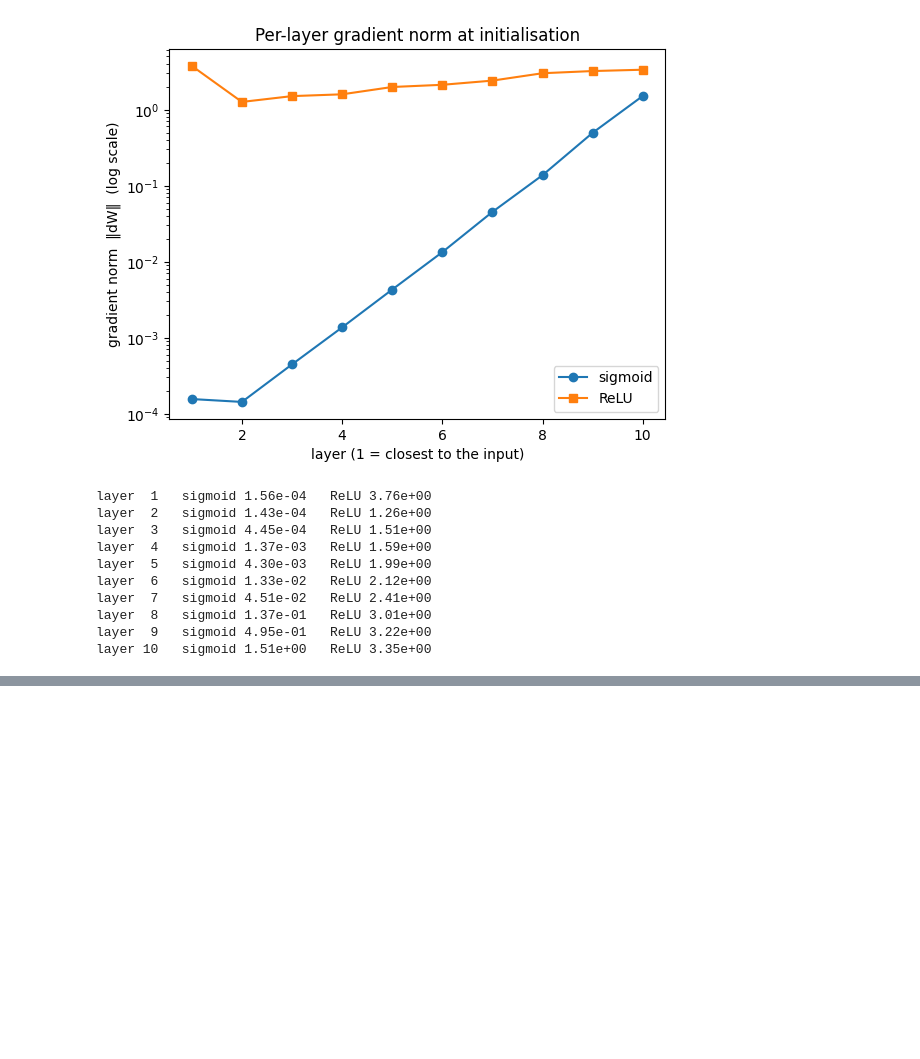
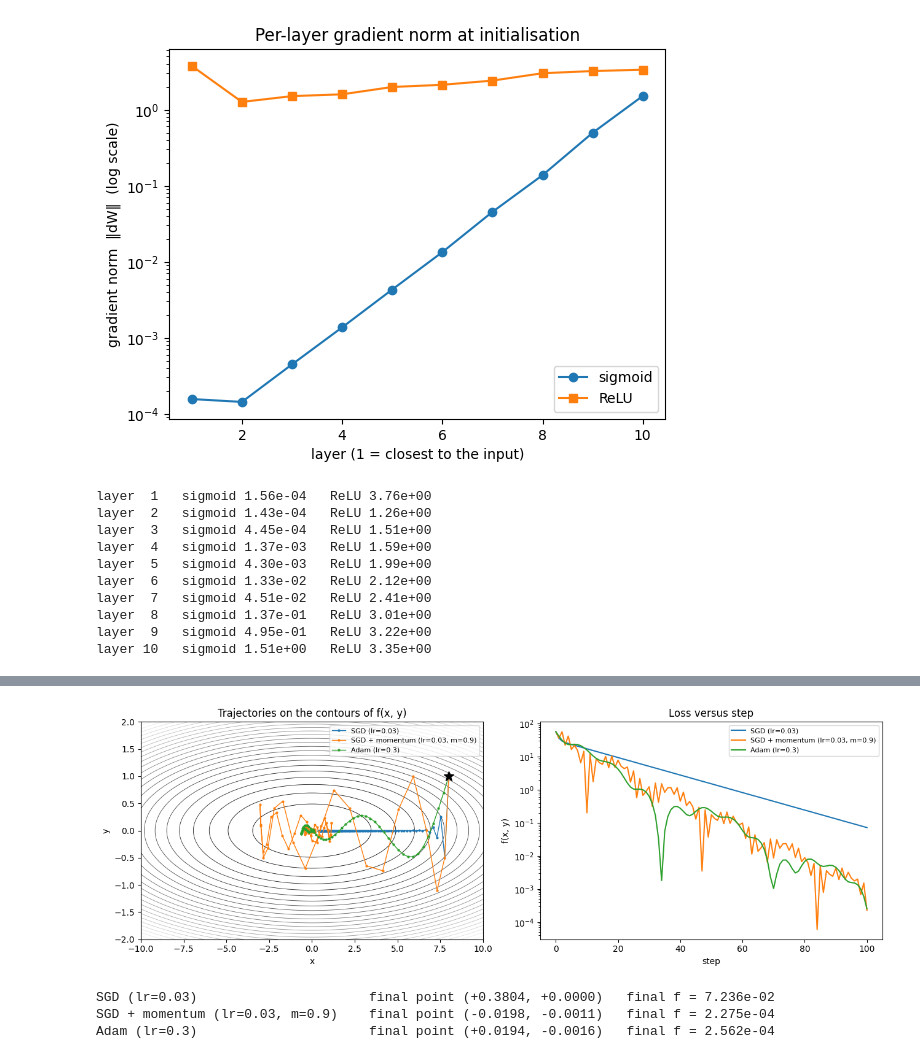
Before and after one commit to john-praveen/EN4554-Assignment-2, a Jupyter notebook: EN4554_A2_CNN.ipynb, the cells around one changed output, grey strips where cells are left out. Saved outputs shown, nothing was run; the diff lists cells and outputs as text; code cells hidden in the pictures; blank space fills up the shorter version.

```diff
--- a/EN4554_A2_CNN.ipynb
+++ b/EN4554_A2_CNN.ipynb
@@ -257,0 +376,40 @@ layer 10   sigmoid 1.51e+00   ReLU 3.35e+00
+# %%
+def run_trajectory(make_opt, steps=100, start=(8.0, 1.0)):
+    p = torch.tensor(start, requires_grad=True)
+    opt = make_opt([p])
+    path = [p.detach().clone().numpy()]
+    for _ in range(steps):
+        f = 0.5 * (p[0] ** 2 + 50 * p[1] ** 2)
+        opt.zero_grad()
+        f.backward()
+        opt.step()
+        path.append(p.detach().clone().numpy())
+    return np.array(path)
+
+f_np = lambda xy: 0.5 * (xy[..., 0] ** 2 + 50 * xy[..., 1] ** 2)
+
+methods = {
+    'SGD (lr=0.03)':                    lambda ps: MySGD(ps, lr=0.03),
+    'SGD + momentum (lr=0.03, m=0.9)':  lambda ps: MySGD(ps, lr=0.03, momentum=0.9),
+    'Adam (lr=0.3)':                    lambda ps: MyAdam(ps, lr=0.3),
+}
+paths = {name: run_trajectory(make) for name, make in methods.items()}
+
+gx, gy = np.meshgrid(np.linspace(-10, 10, 400), np.linspace(-2, 2, 400))
+fig, ax = plt.subplots(1, 2, figsize=(13, 4.5))
+ax[0].contour(gx, gy, 0.5 * (gx ** 2 + 50 * gy ** 2), levels=25, cmap='gray', linewidths=.6)
+for name, path in paths.items():
+    ax[0].plot(path[:, 0], path[:, 1], marker='.', markersize=4, linewidth=1, label=name)
+ax[0].plot(*paths['SGD (lr=0.03)'][0], 'k*', markersize=12)
+ax[0].set(xlabel='x', ylabel='y', title='Trajectories on the contours of f(x, y)'); ax[0].legend(fontsize=8)
+for name, path in paths.items():
+    ax[1].semilogy(f_np(path) + 1e-12, label=name)
+ax[1].set(xlabel='step', ylabel='f(x, y)', title='Loss versus step'); ax[1].legend(fontsize=8)
+plt.tight_layout(); plt.show()
+for name, path in paths.items():
+    print(f'{name:34s} final point ({path[-1, 0]:+.4f}, {path[-1, 1]:+.4f})   final f = {f_np(path[-1]):.3e}')
+# %% [output]
+[figure, added]
+SGD (lr=0.03)                      final point (+0.3804, +0.0000)   final f = 7.236e-02
+SGD + momentum (lr=0.03, m=0.9)    final point (-0.0198, -0.0011)   final f = 2.275e-04
+Adam (lr=0.3)                      final point (+0.0194, -0.0016)   final f = 2.562e-04
```
Also changed, not shown: parts of 12 cells of this notebook.
